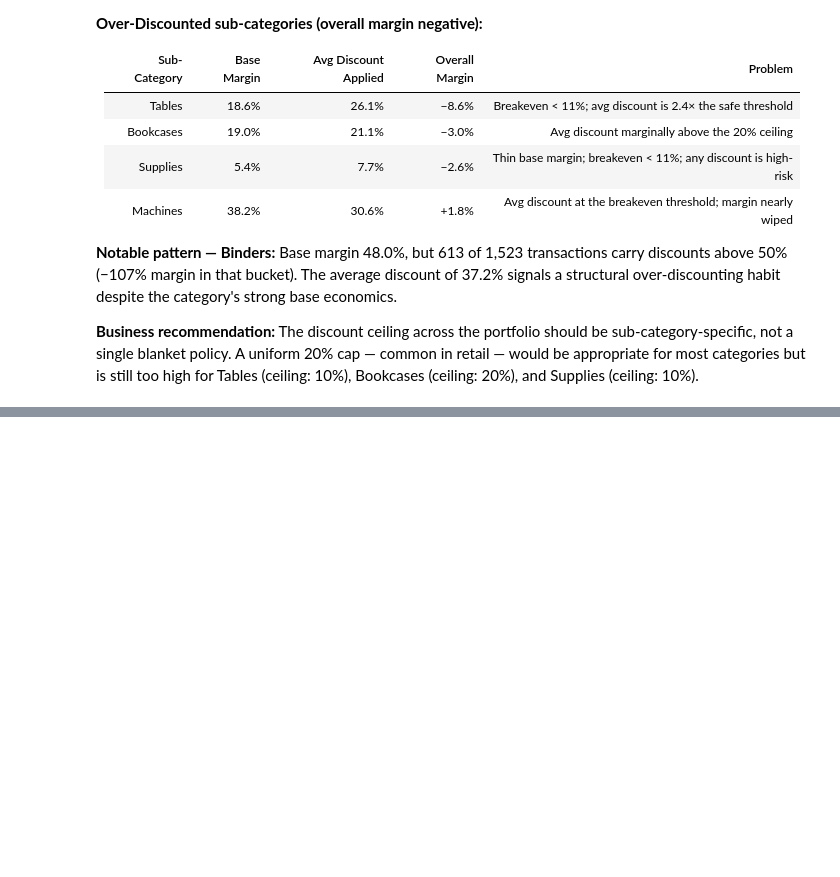
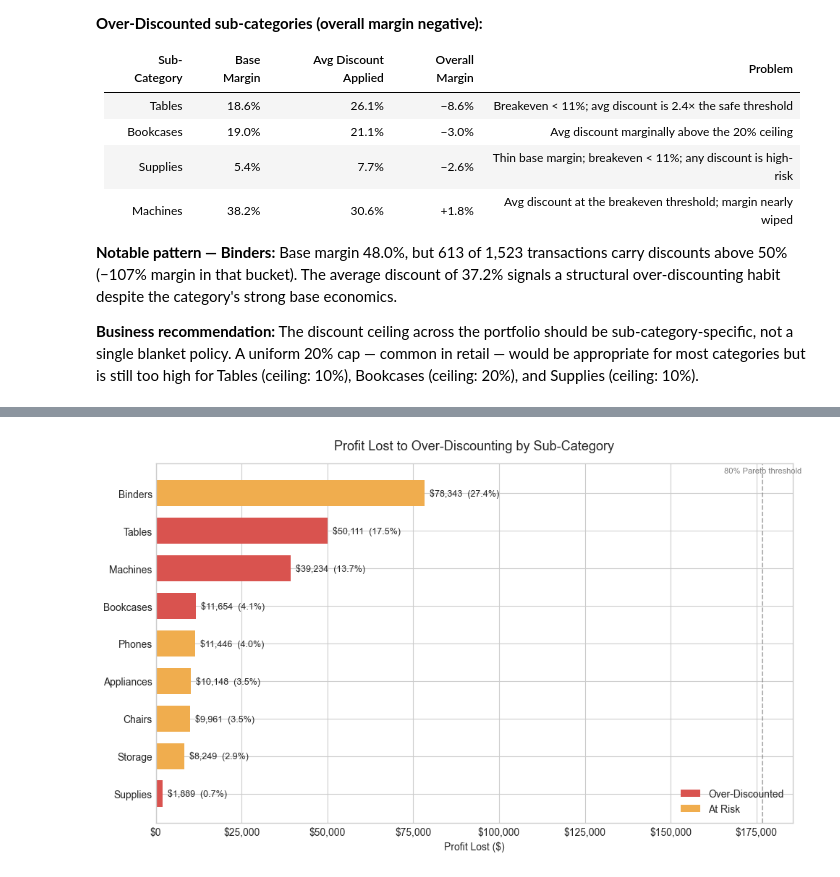
Before and after one commit to JoseFranTZ/superstore-sales-analysis, a Jupyter notebook: notebooks/03_phase2_discounts.ipynb, the cells around one changed output, grey strips where cells are left out. Drawn from its saved outputs; the diff is of its cells as text; code cells hidden in the pictures; blank space fills up the shorter version.

Commit message:
add Phase 2 sections 1.2-1.3: discount scenarios and margin analysis

```diff
--- a/notebooks/03_phase2_discounts.ipynb
+++ b/notebooks/03_phase2_discounts.ipynb
@@ -241,0 +363,48 @@ STATUS_COLORS = {
+# %%
+# Visual A — Horizontal bar chart: absolute profit lost by sub-category
+status_color_map = {'Over-Discounted': '#d9534f', 'At Risk': '#f0ad4e'}
+bar_colors = agg_excess['Status'].map(status_color_map)
+
+fig, ax = plt.subplots(figsize=(10, 6))
+
+y_pos = range(len(agg_excess))
+bars = ax.barh(list(y_pos), agg_excess['profit_lost'], color=bar_colors, height=0.7)
+ax.invert_yaxis()  # largest bar at top
+
+ax.set_yticks(list(y_pos))
+ax.set_yticklabels(agg_excess['Sub-Category'])
+ax.set_xlabel('Profit Lost ($)')
+ax.set_title('Profit Lost to Over-Discounting by Sub-Category', fontsize=13, pad=14)
+ax.xaxis.set_major_formatter(plt.FuncFormatter(lambda x, _: f'${x:,.0f}'))
+
+# Annotate each bar: dollar amount and % of company total profit
+for i, (_, row) in enumerate(agg_excess.iterrows()):
+    ax.annotate(
+        f'${row["profit_lost"]:,.0f}  ({row["pct_of_total"]:.1%})',
+        xy=(row['profit_lost'], i),
+        xytext=(5, 0),
+        textcoords='offset points',
+        va='center',
+        fontsize=9
+    )
+
+# Pareto 80% threshold: vertical line at the dollar value where cumulative losses hit 80%
+pareto_80 = agg_excess['profit_lost'].sum() * 0.8
+ax.axvline(x=pareto_80, color='gray', ls='--', lw=1.2, alpha=0.7)
+# Use mixed transform: x in data coords, y in axes fraction — robust to invert_yaxis
+ax.text(pareto_80, 0.99, '80% Pareto threshold', fontsize=8,
+        color='gray', ha='center', va='top',
+        transform=ax.get_xaxis_transform())
+
+from matplotlib.patches import Patch
+legend_elements = [
+    Patch(facecolor='#d9534f', label='Over-Discounted'),
+    Patch(facecolor='#f0ad4e', label='At Risk'),
+]
+ax.legend(handles=legend_elements, loc='lower right')
+
+plt.tight_layout()
+plt.savefig('../visuals/09b_phase2_profit_lost_bar.png', dpi=150, bbox_inches='tight')
+plt.show()
+# %% [output]
+[figure, added]
```
Also changed, not shown: parts of 15 cells of this notebook, 6 other files.
